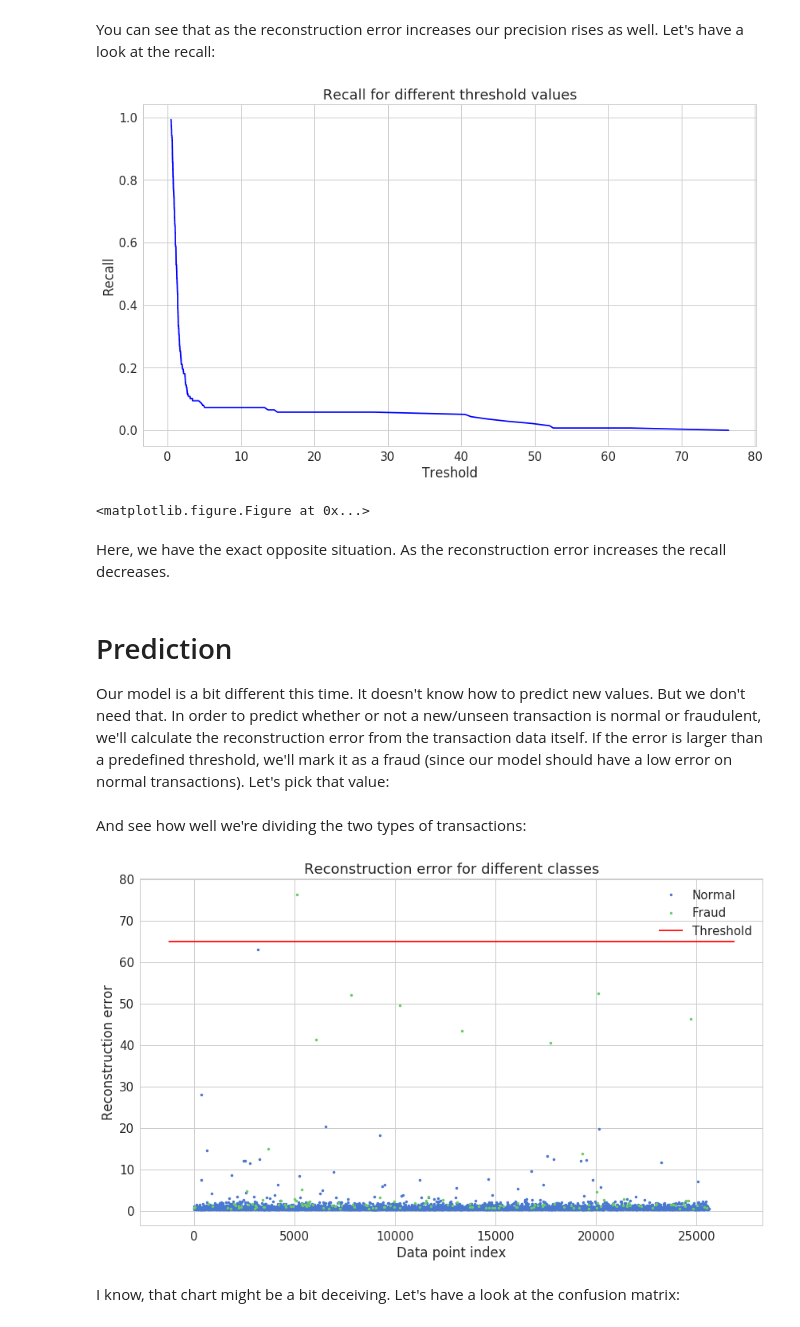
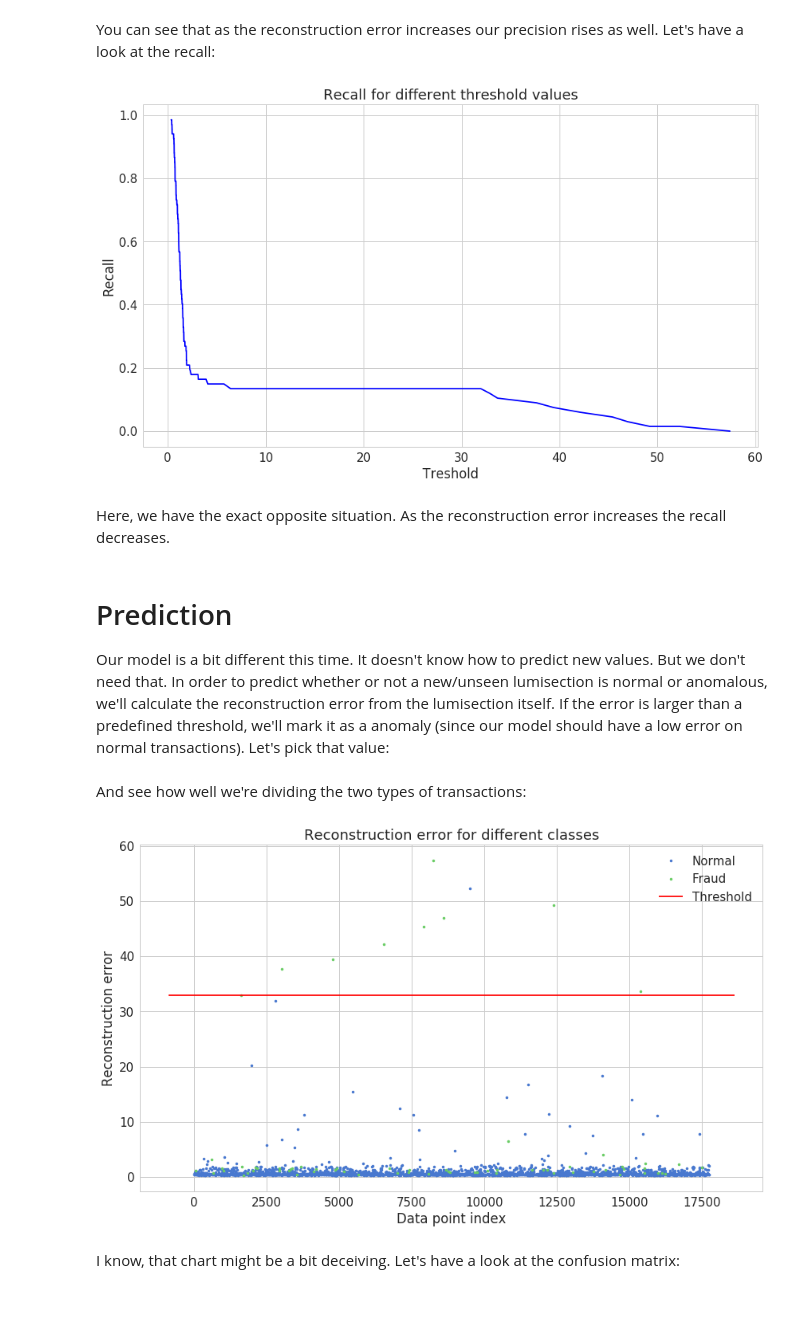
Before and after one commit to gnomeosaurus/ml4dc, a Jupyter notebook: anomaly_detection.ipynb, the cells around one changed output. Cells and saved outputs as stored; diff of their text form; code cells hidden in the pictures.

```diff
--- a/anomaly_detection.ipynb
+++ b/anomaly_detection.ipynb
@@ -231,12 +213,16 @@ Training our Autoencoder is gonna be a bit different from what we are used to. L
 # %%
-X_train, X_test = train_test_split(datas, test_size=0.2, random_state=RANDOM_SEED)
-del(datas)
+X_train, X_test = train_test_split(datas, test_size=0.15, random_state=RANDOM_SEED)
 X_train = X_train[X_train['class']== 0]
 print(X_train)
 X_train = X_train.drop(['class'], axis=1)
 
 y_test = X_test['class']
+
+print("Number of good lumis in X_test: ", len(X_test[X_test['class']==0]))  #try y_test == 0
+print("Number of bad lumis in X_test: ",  len(X_test[X_test['class']==1]))  #try y_test == 1
+
 X_test = X_test.drop(['class'], axis=1)
+
 
 X_train = X_train.values
 X_test = X_test.values
@@ -326,5 +319,5 @@ Epoch 26/50
 # %%
-autoencoder = load_model('model_n600_jetCD_bs1000_ec100_3layers.h5')
+autoencoder = load_model('st_model5_deep1.h5')
 # %% [markdown]
 # Evaluation
 # %%
@@ -449,36 +439,35 @@ plt.title('Recall for different threshold values')
 plt.xlabel('Treshold')
 plt.ylabel('Recall')
 plt.show()
-plt.savefig("jetC_MinMaxScaler_e350_bs1000_ed14_RECTRE.pdf")
+# plt.savefig("jetC_MinMaxScaler_e350_bs1000_ed14_RECTRE.pdf")
 # %% [output]
-[figure, old version]
+[figure, new version]
-<matplotlib.figure.Figure at 0x...>
 # %% [markdown]
 Here, we have the exact opposite situation. As the reconstruction error increases the recall decreases.
 # %% [markdown]
 # Prediction
 
-Our model is a bit different this time. It doesn't know how to predict new values. But we don't need that. In order to predict whether or not a new/unseen transaction is normal or fraudulent, we'll calculate the reconstruction error from the transaction data itself. If the error is larger than a predefined threshold, we'll mark it as a fraud (since our model should have a low error on normal transactions). Let's pick that value:
+Our model is a bit different this time. It doesn't know how to predict new values. But we don't need that. In order to predict whether or not a new/unseen lumisection is normal or anomalous, we'll calculate the reconstruction error from the lumisection itself. If the error is larger than a predefined threshold, we'll mark it as a anomaly (since our model should have a low error on normal transactions). Let's pick that value:
 # %%
-threshold = 65
+threshold = 33
 # %% [markdown]
 And see how well we're dividing the two types of transactions:
 # %%
 groups = error_df.groupby('true_class')
 fig, ax = plt.subplots()
 
 for name, group in groups:
     ax.plot(group.index, group.reconstruction_error, marker='o', ms=3.5, linestyle='',
-            label= "Fraud" if name == 1 else "Normal")
+            label= "Anomaly" if name == 1 else "Normal")
 ax.hlines(threshold, ax.get_xlim()[0], ax.get_xlim()[1], colors="r", zorder=100, label='Threshold')
 ax.legend()
 plt.title("Reconstruction error for different classes")
 plt.ylabel("Reconstruction error")
 plt.xlabel("Data point index")
 plt.show()
-fig.savefig("jetC_MinMaxScaler_e350_bs1000_ed14_RECON.pdf")
+# fig.savefig("HP6_RECON.pdf")
 # %% [output]
-[figure, old version]
+[figure, new version]
 # %% [markdown]
 I know, that chart might be a bit deceiving. Let's have a look at the confusion matrix:
 # %%
```
Also changed, not shown: parts of 24 cells of this notebook.
